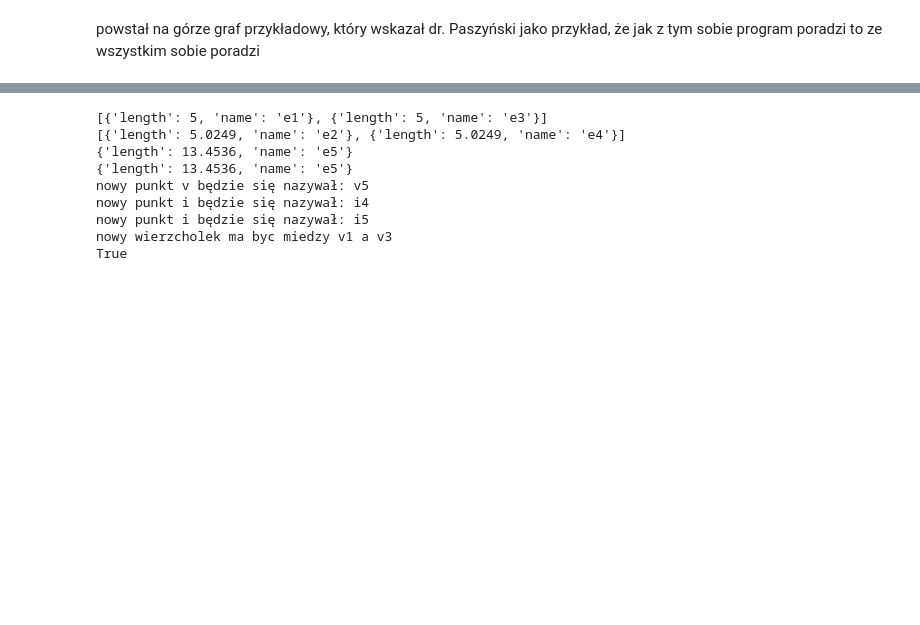
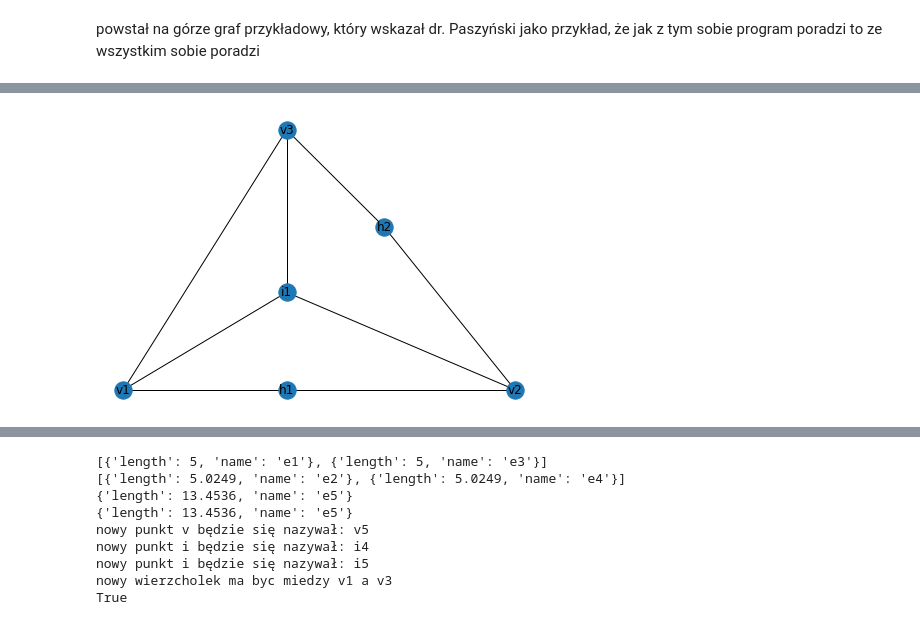
Before and after one commit to aleqsio/Terrain, a Jupyter notebook: CADY-ULTIMATE2.ipynb, the cells around one changed output, grey strips where cells are left out. Drawn from its saved outputs; the diff is of its cells as text; code cells hidden in the pictures; blank space fills up the shorter version.

```diff
--- a/CADY-ULTIMATE2.ipynb
+++ b/CADY-ULTIMATE2.ipynb
@@ -141,0 +330,5 @@ i teraz weźmy sobie zadanie P7 - patrząc na nie - potrzebujemy ten trójkąt v
+# %%
+G = get_valid_P6_graph()
+nx.draw(G, build_pos_dict(G), with_labels = True)
+# %% [output]
+[figure, added]
```
Also changed, not shown: parts of 11 cells of this notebook.
